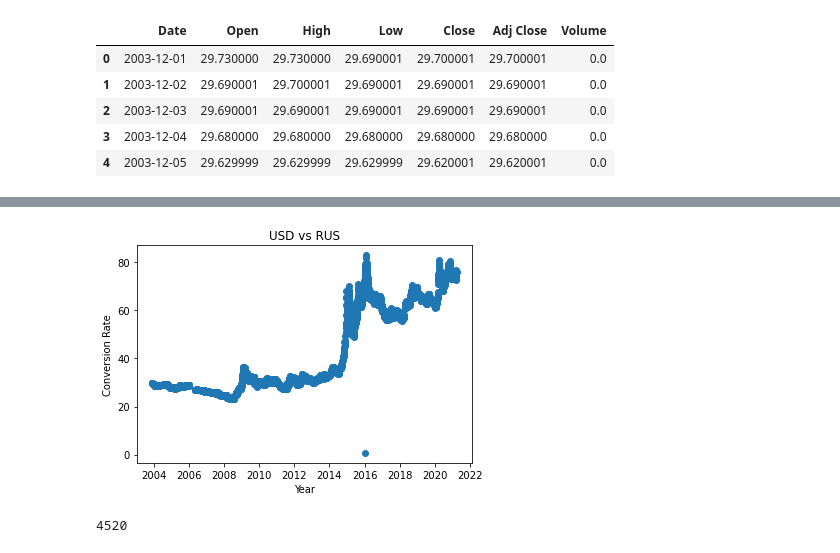
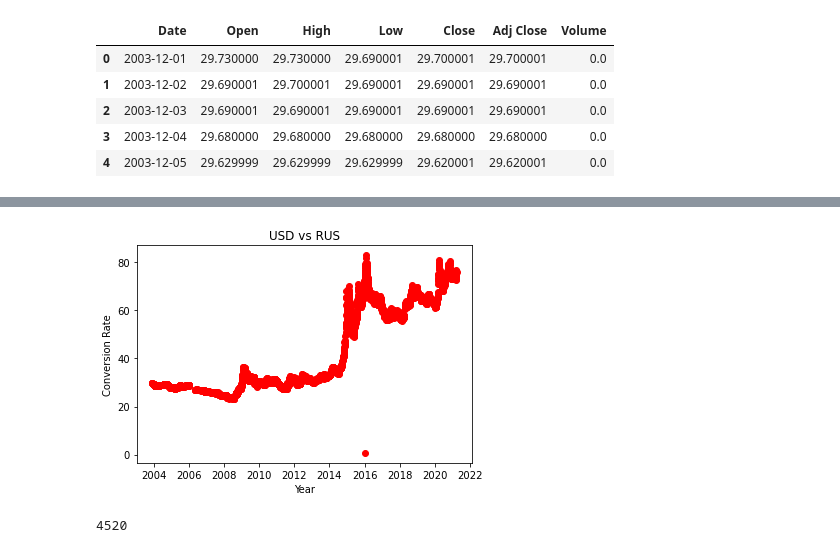
Before and after one commit to Allenite/CoLabTest, a Jupyter notebook: Currency Conversion.ipynb, the cells around one changed output, grey strips where cells are left out. Saved outputs shown, nothing was run; the diff lists cells and outputs as text; code cells hidden in the pictures.

Commit message:
updated chart to use red color

```diff
--- a/Currency Conversion.ipynb
+++ b/Currency Conversion.ipynb
@@ -34,13 +36,13 @@ memory usage: 247.3+ KB
 # %%
 usd_rus.Date=pd.to_datetime(usd_rus.Date)
 # %%
-plt.scatter(usd_rus.Date,usd_rus.Close)
+plt.scatter(usd_rus.Date,usd_rus.Close,c='r')
 plt.title('USD vs RUS')
 plt.xlabel('Year')
 plt.ylabel('Conversion Rate')
 plt.show()
 # %% [output]
-[figure, old version]
+[figure, new version]
 # %%
 len(usd_rus)
 # %% [output]
```
Also changed, not shown: parts of 1 cell of this notebook.
